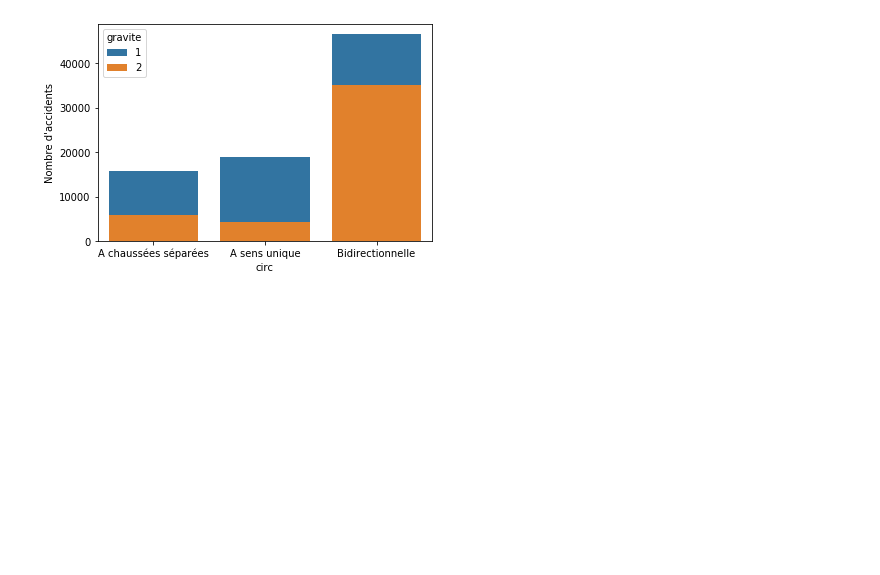
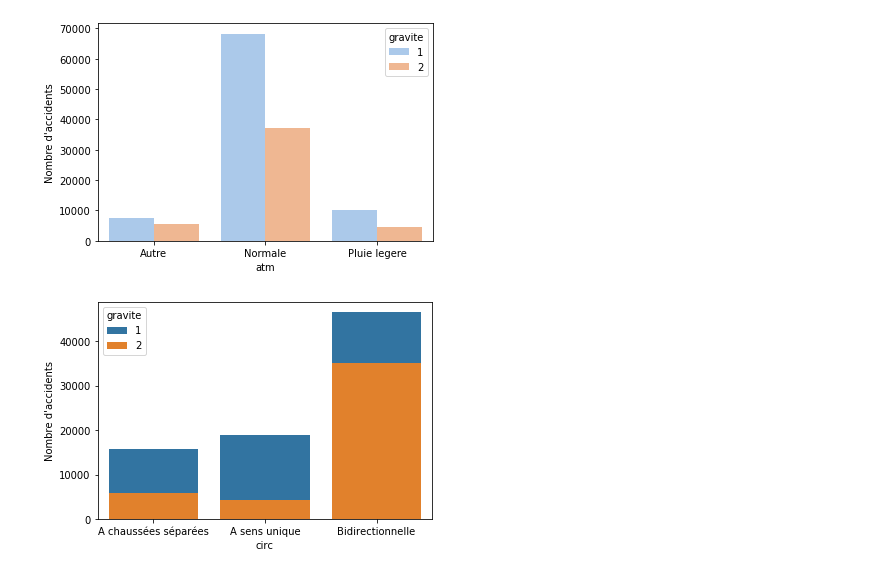
Before and after one commit to Clotilde-23/Accidents-corporels, a Jupyter notebook: Statistiques_descriptives.ipynb, the cells around one changed output. Saved outputs shown, nothing was run; the diff lists cells and outputs as text; code cells hidden in the pictures; blank space fills up the shorter version.

```diff
--- a/Statistiques_descriptives.ipynb
+++ b/Statistiques_descriptives.ipynb
@@ -25,3 +28,7 @@ def diag_barres_cumulees_grav(df, variable) :
+# %%
+def diag_barres_grav(df, variable) :
+    df_crosstab = pd.crosstab(df[variable], df.gravite).reset_index().melt(id_vars=[variable], value_vars=[1, 2], var_name = "gravite", value_name = "Nombre d'accidents")
+    sns.barplot(x=variable, y="Nombre d'accidents", data=df_crosstab, hue = "gravite", dodge=True, palette = "pastel")
 # %%
 diag_barres_cumulees_grav(df, "atm")
 # %% [output]
@@ -29,3 +36,7 @@ diag_barres_cumulees_grav(df, "atm")
+# %%
+diag_barres_grav(df, "atm")
+# %% [output]
+[figure, added]
 # %%
 diag_barres_cumulees_grav(df, "circ")
 # %% [output]
```
Also changed, not shown: parts of 11 cells of this notebook.
